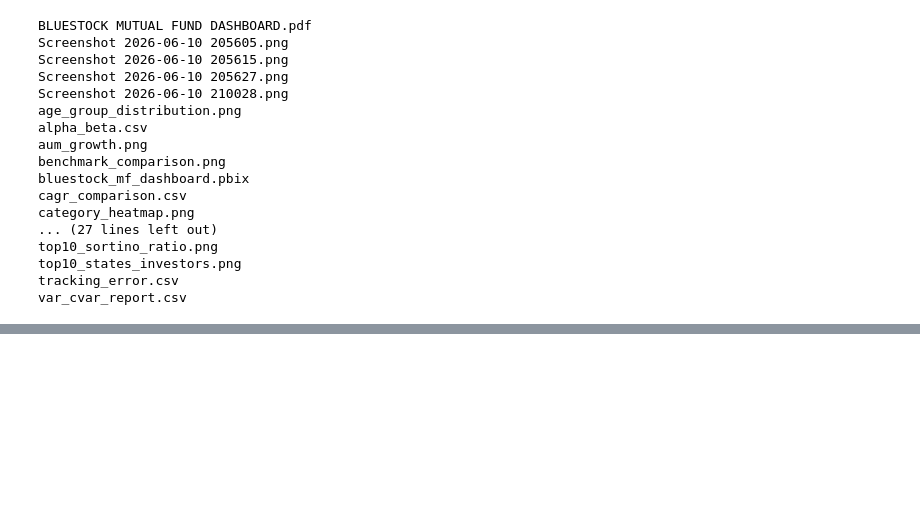
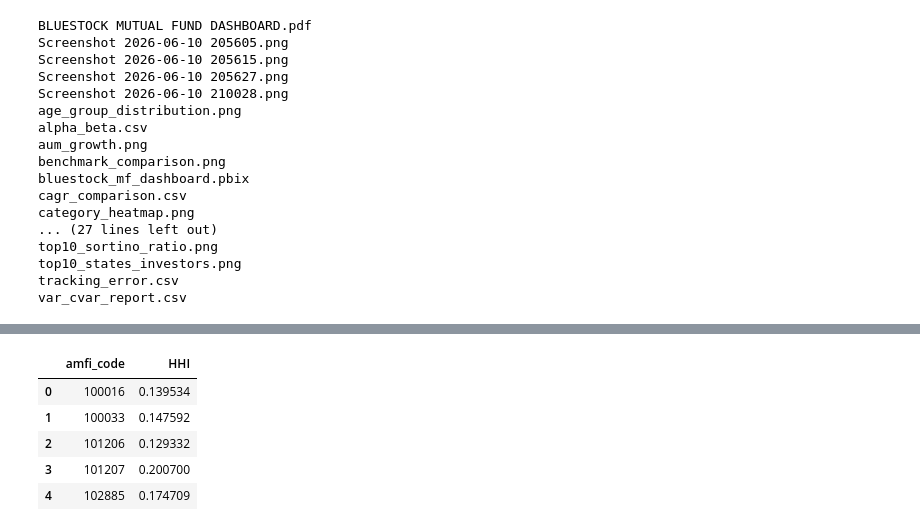
Before and after one commit to Karthikeya1184/MutualFundAnalytics, a Jupyter notebook: notebooks/Advanced_Analytics.ipynb, the cells around one changed output, grey strips where cells are left out. Saved outputs shown, nothing was run; the diff lists cells and outputs as text; code cells hidden in the pictures; blank space fills up the shorter version.

```diff
--- a/notebooks/Advanced_Analytics.ipynb
+++ b/notebooks/Advanced_Analytics.ipynb
@@ -743,0 +765,21 @@ recommendations.to_csv(
+# %%
+portfolio["weight_pct"] = portfolio["weight_pct"]/100
+
+hhi = (
+    portfolio
+    .groupby("amfi_code")
+    ["weight_pct"]
+    .apply(lambda x: (x**2).sum())
+    .reset_index()
+)
+
+hhi.columns = ["amfi_code","HHI"]
+
+hhi.head()
+# %% [output]
+|  | amfi_code | HHI |
+| 0 | 100016 | 0.139534 |
+| 1 | 100033 | 0.147592 |
+| 2 | 101206 | 0.129332 |
+| 3 | 101207 | 0.200700 |
+| 4 | 102885 | 0.174709 |
```
Also changed, not shown: parts of 10 cells of this notebook, 10 other files.
